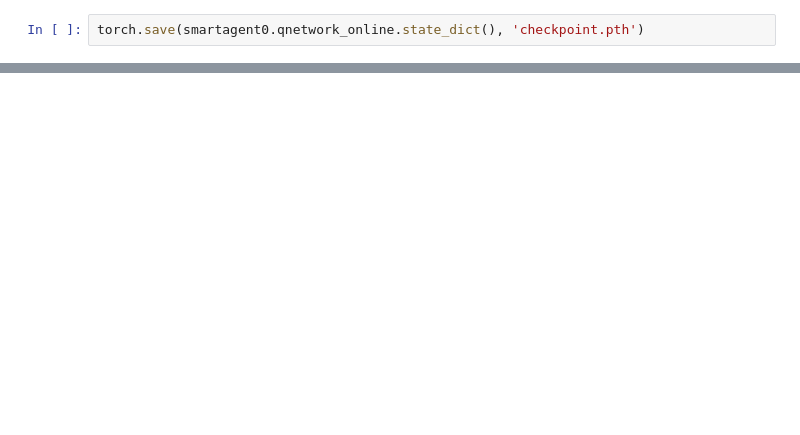
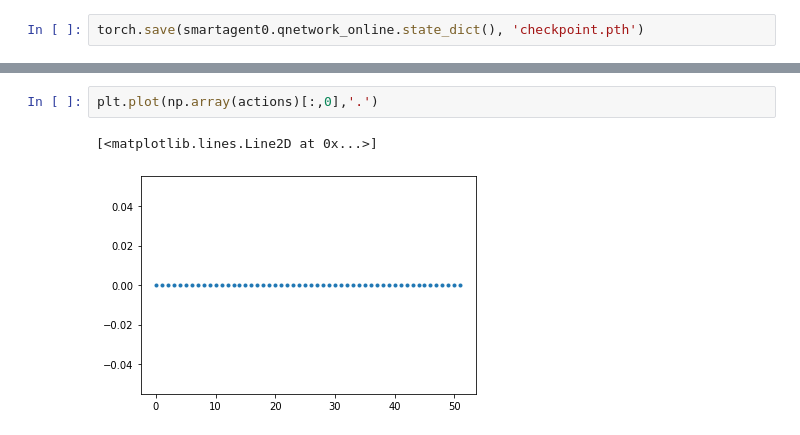
Before and after one commit to p-serna/game_embeddings, a Jupyter notebook: DQN_Agent_Conv.ipynb, the cells around one changed output, grey strips where cells are left out. Drawn from its saved outputs; the diff is of its cells as text; blank space fills up the shorter version.

```diff
--- a/DQN_Agent_Conv.ipynb
+++ b/DQN_Agent_Conv.ipynb
@@ -224,0 +235,5 @@ for j in range(2000):
+# %%
+plt.plot(np.array(actions)[:,0],'.')
+# %% [output]
+[<matplotlib.lines.Line2D at 0x...>]
+[figure, added]
```
Also changed, not shown: parts of 12 cells of this notebook, 3 other files.
